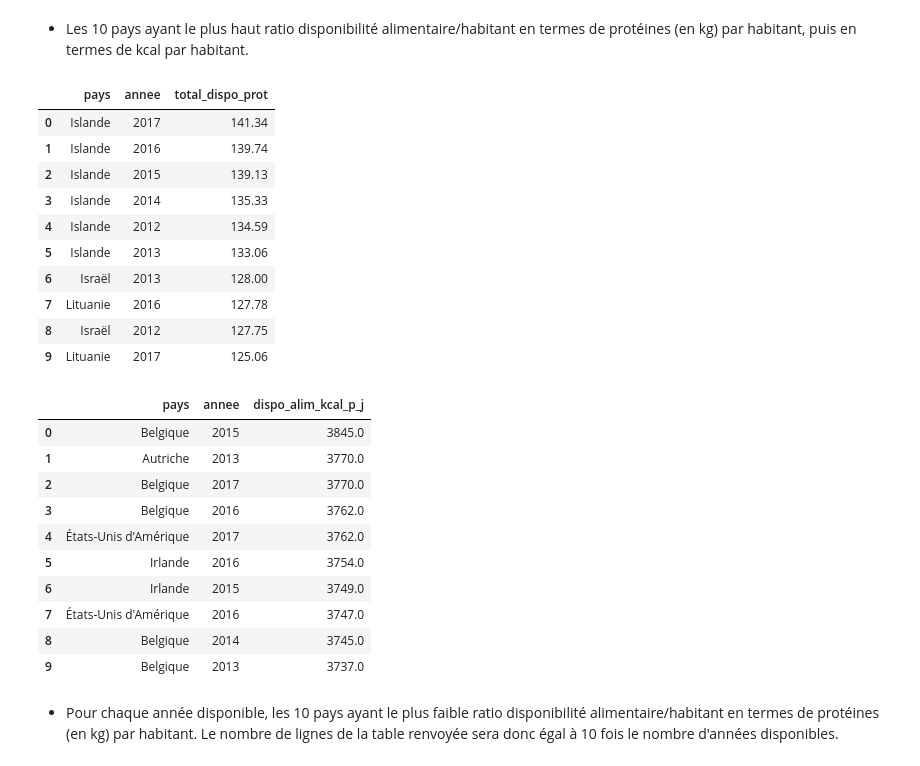
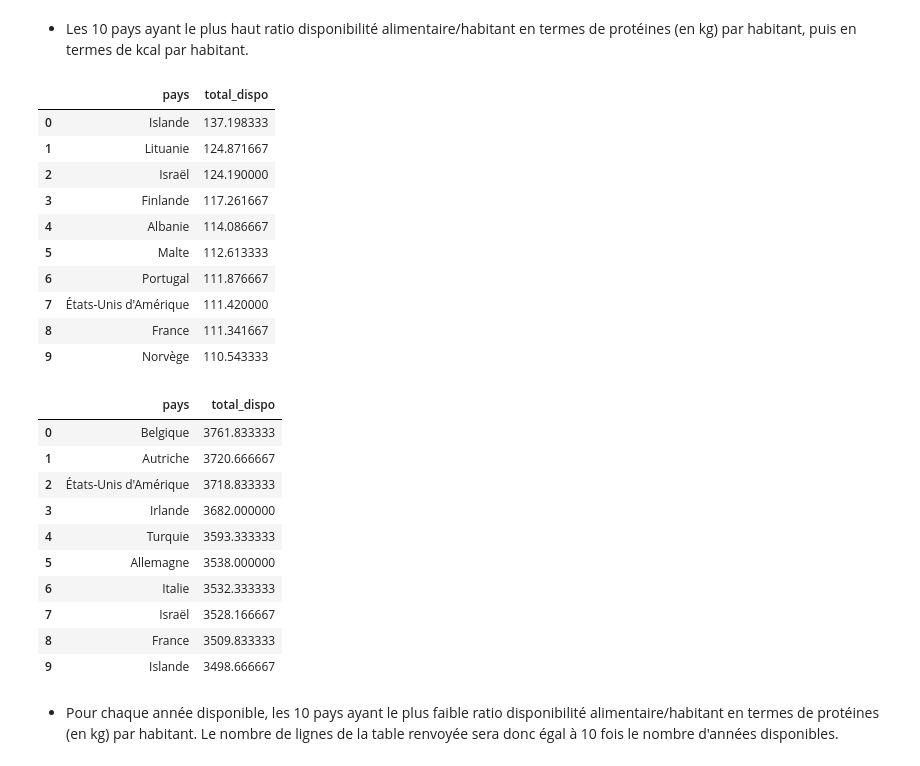
Before and after one commit to FranckDELRUE/OCR-Projet-3, a Jupyter notebook: Projet 3 - Survey.ipynb, the cells around one changed output. Drawn from its saved outputs; the diff is of its cells as text; code cells hidden in the pictures.

```diff
--- a/Projet 3 - Survey.ipynb
+++ b/Projet 3 - Survey.ipynb
@@ -1056,33 +1145,33 @@ db_securiteAlimentaire.to_sql("sous_nutrition", conn, if_exists='append', index=
 # %% [markdown]
 * Les 10 pays ayant le plus haut ratio disponibilité alimentaire/habitant en termes de protéines (en kg) par habitant, puis en termes de kcal par habitant.
 # %%
-pd.read_sql_query("SELECT pays, annee, sum(dispo_prot) AS total_dispo_prot FROM dispo_alim GROUP BY pays, annee ORDER BY total_dispo_prot DESC LIMIT 10", conn)
+pd.read_sql_query("SELECT pays, AVG(total_dispo_prot) AS total_dispo FROM (SELECT pays, annee, SUM(dispo_prot) AS total_dispo_prot FROM dispo_alim GROUP BY pays, annee) GROUP BY pays ORDER BY total_dispo DESC LIMIT 10", conn)
 # %% [output]
-|  | pays | annee | total_dispo_prot |
-| 0 | Islande | 2017 | 141.34 |
-| 1 | Islande | 2016 | 139.74 |
-| 2 | Islande | 2015 | 139.13 |
-| 3 | Islande | 2014 | 135.33 |
-| 4 | Islande | 2012 | 134.59 |
-| 5 | Islande | 2013 | 133.06 |
-| 6 | Israël | 2013 | 128.00 |
-| 7 | Lituanie | 2016 | 127.78 |
-| 8 | Israël | 2012 | 127.75 |
-| 9 | Lituanie | 2017 | 125.06 |
+|  | pays | total_dispo |
+| 0 | Islande | 137.198333 |
+| 1 | Lituanie | 124.871667 |
+| 2 | Israël | 124.190000 |
+| 3 | Finlande | 117.261667 |
+| 4 | Albanie | 114.086667 |
+| 5 | Malte | 112.613333 |
+| 6 | Portugal | 111.876667 |
+| 7 | États-Unis d'Amérique | 111.420000 |
+| 8 | France | 111.341667 |
+| 9 | Norvège | 110.543333 |
 # %%
-pd.read_sql_query("SELECT pays, annee, sum(dispo_alim_kcal_p_j) AS dispo_alim_kcal_p_j FROM dispo_alim GROUP BY pays, annee ORDER BY dispo_alim_kcal_p_j DESC LIMIT 10", conn)
+pd.read_sql_query("SELECT pays, AVG(dispo_alim_kcal_p_j) AS total_dispo FROM (SELECT pays, annee, sum(dispo_alim_kcal_p_j) AS dispo_alim_kcal_p_j FROM dispo_alim GROUP BY pays, annee) GROUP BY pays ORDER BY total_dispo DESC LIMIT 10", conn)
 # %% [output]
-|  | pays | annee | dispo_alim_kcal_p_j |
-| 0 | Belgique | 2015 | 3845.0 |
-| 1 | Autriche | 2013 | 3770.0 |
-| 2 | Belgique | 2017 | 3770.0 |
-| 3 | Belgique | 2016 | 3762.0 |
-| 4 | États-Unis d'Amérique | 2017 | 3762.0 |
-| 5 | Irlande | 2016 | 3754.0 |
-| 6 | Irlande | 2015 | 3749.0 |
-| 7 | États-Unis d'Amérique | 2016 | 3747.0 |
-| 8 | Belgique | 2014 | 3745.0 |
-| 9 | Belgique | 2013 | 3737.0 |
+|  | pays | total_dispo |
+| 0 | Belgique | 3761.833333 |
+| 1 | Autriche | 3720.666667 |
+| 2 | États-Unis d'Amérique | 3718.833333 |
+| 3 | Irlande | 3682.000000 |
+| 4 | Turquie | 3593.333333 |
+| 5 | Allemagne | 3538.000000 |
+| 6 | Italie | 3532.333333 |
+| 7 | Israël | 3528.166667 |
+| 8 | France | 3509.833333 |
+| 9 | Islande | 3498.666667 |
 # %% [markdown]
 * Pour chaque année disponible, les 10 pays ayant le plus faible ratio disponibilité alimentaire/habitant en termes de protéines (en kg) par habitant. Le nombre de lignes de la table renvoyée sera donc égal à 10 fois le nombre d'années disponibles.
 # %%
```
Also changed, not shown: parts of 10 cells of this notebook, 3 other files.
